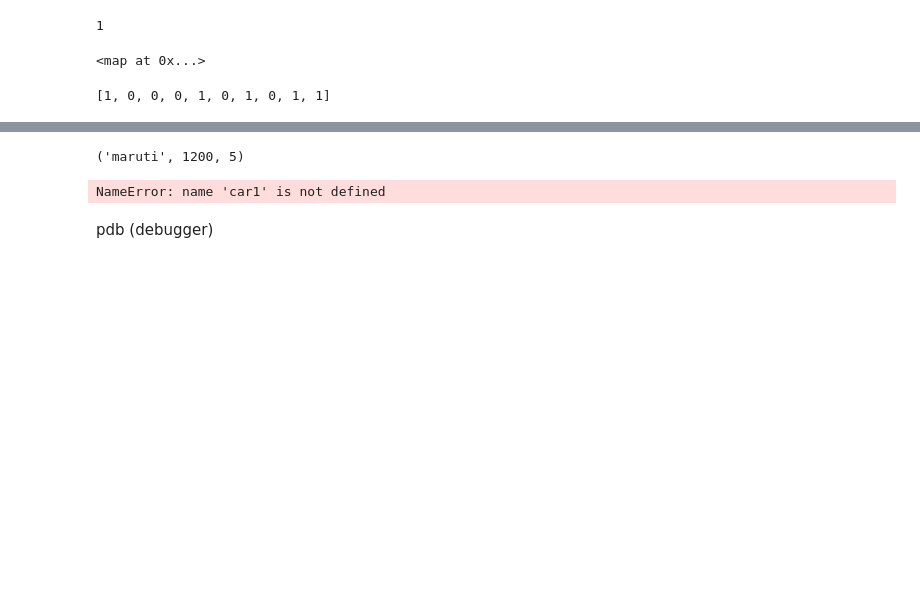
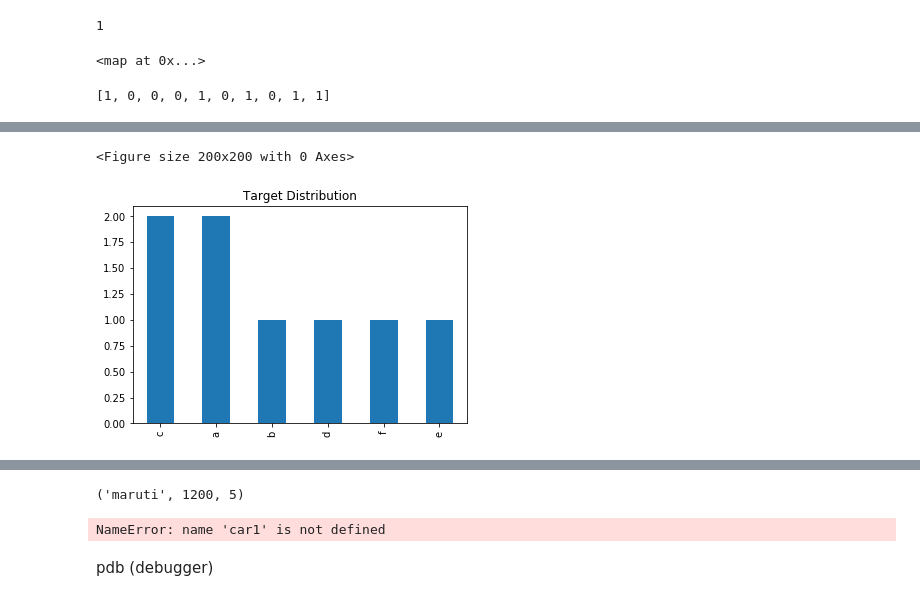
Before and after one commit to arijitde-marvell/python_misc, a Jupyter notebook: python_miscellaneous.ipynb, the cells around one changed output, grey strips where cells are left out. Saved outputs shown, nothing was run; the diff lists cells and outputs as text; code cells hidden in the pictures; blank space fills up the shorter version.

```diff
--- a/python_miscellaneous.ipynb
+++ b/python_miscellaneous.ipynb
@@ -54,0 +58,3 @@ OOP
+# %%
+data=pd.Series(['a','b','c','d','a','e','c','f']).value_counts()
+data
@@ -54,0 +69,10 @@ OOP
+# %%
+fig = plt.figure(figsize=(2, 2), dpi=100) # figsize-width,height
+# %% [output]
+<Figure size 200x200 with 0 Axes>
+# %%
+plt.title('Target Distribution')
+data.plot.bar()
+plt.show()
+# %% [output]
+[figure, added]
```
Also changed, not shown: parts of 31 cells of this notebook.
